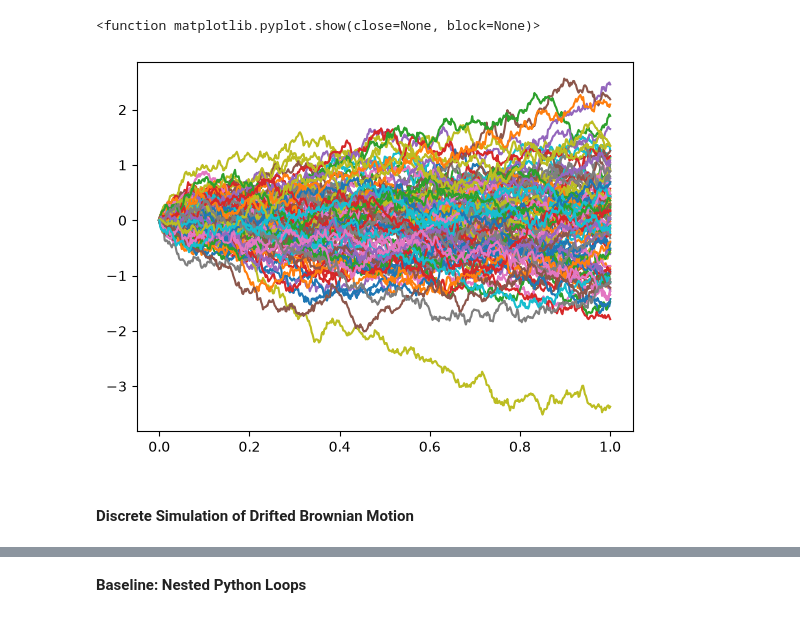
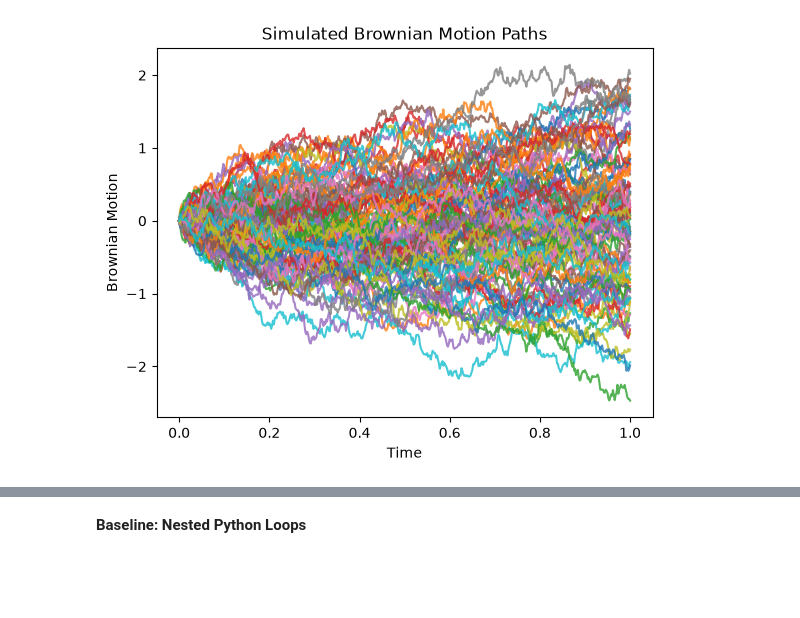
Before and after one commit to adeeb-sarfraz/delta_hedging_options_pricing, a Jupyter notebook: notebooks/2.0_gbm_simulation.ipynb, the cells around one changed output, grey strips where cells are left out. Saved outputs shown, nothing was run; the diff lists cells and outputs as text; code cells hidden in the pictures; blank space fills up the shorter version.

Commit message:
GMB Simulation Notebook Markdowns + Analysis Complete

```diff
--- a/notebooks/2.0_gbm_simulation.ipynb
+++ b/notebooks/2.0_gbm_simulation.ipynb
@@ -42,16 +77,20 @@ As n increases, the time intervals and jump sizes shrink; the scaled random walk
 M = 100
 T = 1
 n = 500
-t_array = np.linspace(0, T, n+1)
 
-for i in range(M):
+t_array = np.linspace(0, T, n + 1)
+delta_t = T / n
 
-    steps = np.random.choice([1,-1], n)
-    scaled_steps = 1/np.sqrt(n) * steps
+for _ in range(M):
+    steps = np.random.choice([-1, 1], size=n)
+    scaled_steps = np.sqrt(delta_t) * steps
 
-    path = np.concatenate(([0], np.cumsum(steps)))
+    path = np.concatenate(([0], np.cumsum(scaled_steps)))
 
-    plt.plot(t_array, path)
+    plt.plot(t_array, path, alpha = 0.8)
 
-plt.show
+plt.xlabel("Time")
+plt.ylabel("Position")
+plt.title("Scaled Symmetric Random Walks")
+plt.show()
 # %% [output]
@@ -66,19 +116,20 @@ This produces values of Brownian Motion at the discrete times $0,\Delta t,2\Delt
 # %%
 M = 100
 T = 1
 n = 500
-t_array = np.linspace(0, T, n+1)
 
-for i in range(M):
+t_array = np.linspace(0, T, n + 1)
+delta_t = T / n
 
-    steps = np.random.normal(0, np.sqrt(T/n), n)
-    path = np.concatenate(([0], np.cumsum(steps)))
+for _ in range(M):
+    increments = np.random.normal(0, np.sqrt(delta_t), size=n)
+    path = np.concatenate(([0], np.cumsum(increments)))
 
-    plt.plot(t_array, path)
+    plt.plot(t_array, path, alpha = 0.8)
 
-plt.show
+plt.xlabel("Time")
+plt.ylabel("Brownian Motion")
+plt.title("Simulated Brownian Motion Paths")
+plt.show()
 # %% [output]
-<function matplotlib.pyplot.show(close=None, block=None)>
-[figure, old version]
+[figure, new version]
-# %% [markdown]
-#### Discrete Simulation of Drifted Brownian Motion
```
Also changed, not shown: parts of 36 cells of this notebook.
